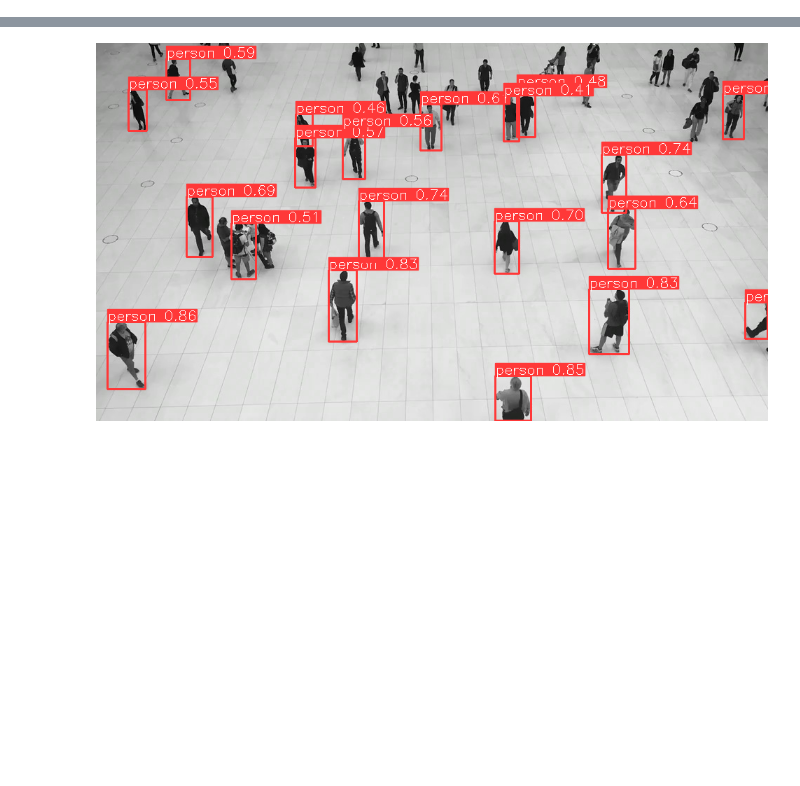
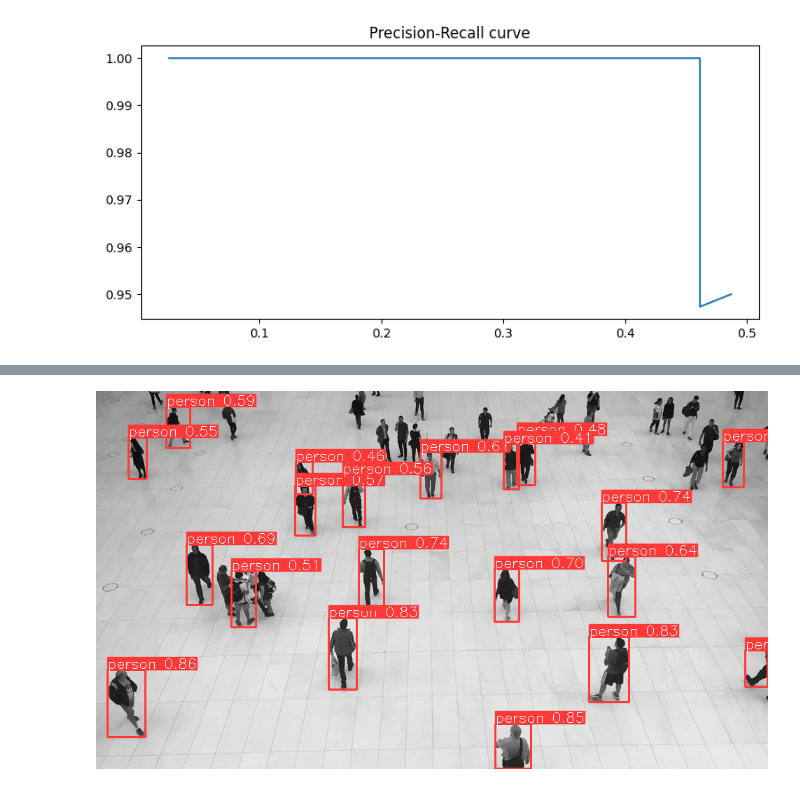
Before and after one commit to helenprokonina/Yolov8Training, a Jupyter notebook: compare_sahi.ipynb, the cells around one changed output, grey strips where cells are left out. Cells and saved outputs as stored; diff of their text form; code cells hidden in the pictures; blank space fills up the shorter version.

Commit message:
Computed AP metric

```diff
--- a/compare_sahi.ipynb
+++ b/compare_sahi.ipynb
@@ -34,0 +99,3 @@ result = get_prediction(read_image("people_frames/people_frames_1.jpg"), detecti
+# %%
+#multiply by the image height and width
+gt_boxes=[scale_box(width, height, box) for box in gt_boxes]
@@ -34,0 +122,20 @@ result = get_prediction(read_image("people_frames/people_frames_1.jpg"), detecti
+# %%
+for i, result in enumerate(results):
+    ious=[]
+    if result['category_id']==0: #only person
+        predicted_boxes.loc[i]['image'] = 'people_frames_1.jpg'
+        predicted_boxes.loc[i]['confidence']=result['score']
+        pr_box=result['bbox']
+        print(pr_box)
+        pr_box=tlwh_tlbr(pr_box)
+        for gt_box in gt_boxes:
+            iou = intersection_over_union(gt_box, pr_box)
+            ious.append(iou)
+        if max(ious)>0.5:
+                predicted_boxes.loc[i]['iou']=max(ious)
+                predicted_boxes.loc[i]['TP']=1
+                predicted_boxes.loc[i]['FP']=0
+        else:
+            predicted_boxes.loc[i]['iou']=max(ious)
+            predicted_boxes.loc[i]['FP']=1
+            predicted_boxes.loc[i]['TP']=0
@@ -34,0 +203,2 @@ result = get_prediction(read_image("people_frames/people_frames_1.jpg"), detecti
+# %%
+num_gt = len(gt_boxes)
@@ -34,0 +230,5 @@ result = get_prediction(read_image("people_frames/people_frames_1.jpg"), detecti
+# %%
+#compute precision and recall
+for i, row in predicted_boxes.iterrows():
+    predicted_boxes.loc[i]['Precision']=predicted_boxes[:i+1]['TP'].sum()/len(predicted_boxes[:i+1])
+    predicted_boxes.loc[i]['Recall']=predicted_boxes[:i+1]['TP'].sum()/num_gt
@@ -34,0 +255,7 @@ result = get_prediction(read_image("people_frames/people_frames_1.jpg"), detecti
+# %%
+plt.figure(figsize=(9, 4))
+plt.plot(predicted_boxes['Recall'], predicted_boxes['Precision'])
+plt.title("Precision-Recall curve")
+plt.show()
+# %% [output]
+[figure, added]
```
Also changed, not shown: parts of 23 cells of this notebook, 2 other files.
